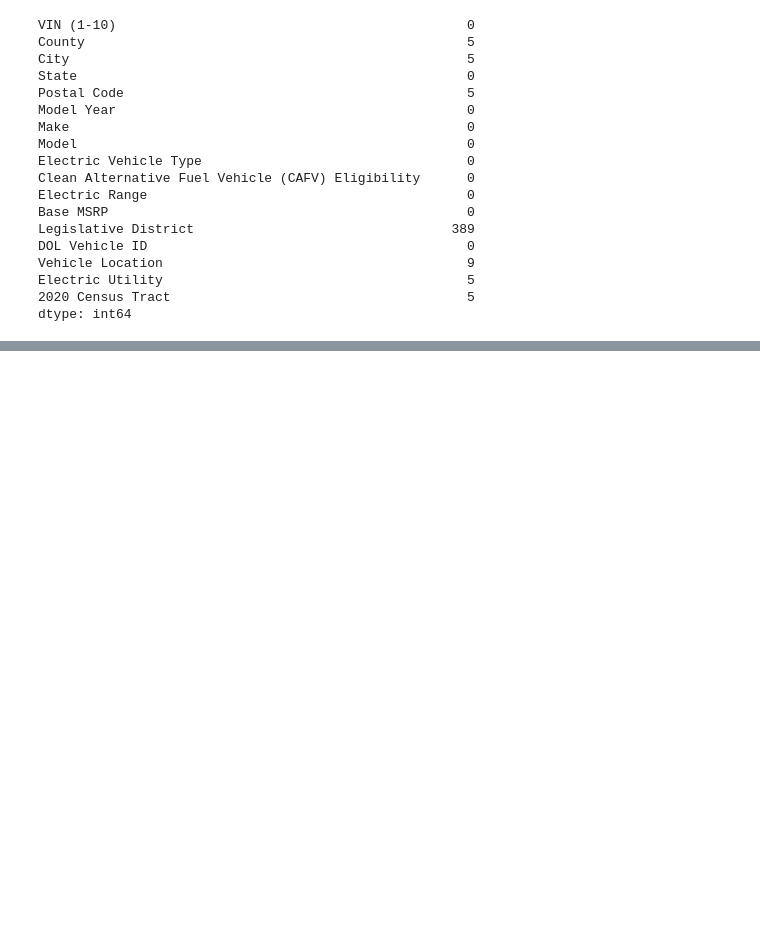
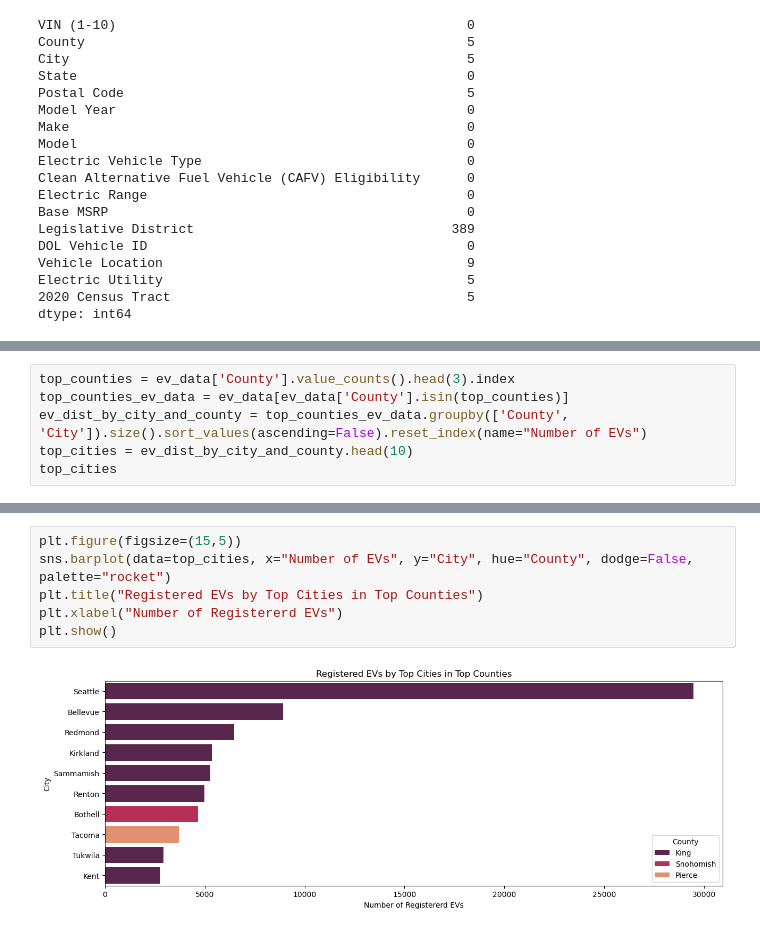
Before and after one commit to divya-manirajan/ExampleDataAnalysis, a Jupyter notebook: Main.ipynb, the cells around one changed output, grey strips where cells are left out. Cells and saved outputs as stored; diff of their text form; blank space fills up the shorter version.

```diff
--- a/Main.ipynb
+++ b/Main.ipynb
@@ -71,0 +76,6 @@ plt.show()
+# %%
+top_counties = ev_data['County'].value_counts().head(3).index
+top_counties_ev_data = ev_data[ev_data['County'].isin(top_counties)]
+ev_dist_by_city_and_county = top_counties_ev_data.groupby(['County', 'City']).size().sort_values(ascending=False).reset_index(name="Number of EVs")
+top_cities = ev_dist_by_city_and_county.head(10)
+top_cities
@@ -71,0 +94,8 @@ plt.show()
+# %%
+plt.figure(figsize=(15,5))
+sns.barplot(data=top_cities, x="Number of EVs", y="City", hue="County", dodge=False, palette="rocket")
+plt.title("Registered EVs by Top Cities in Top Counties")
+plt.xlabel("Number of Registererd EVs")
+plt.show()
+# %% [output]
+[figure, added]
```
Also changed, not shown: parts of 5 cells of this notebook, 1 other file.
